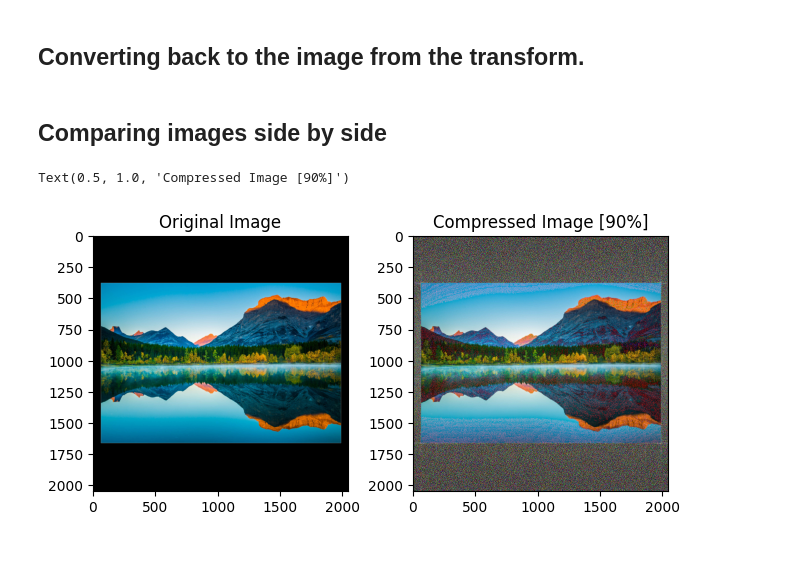
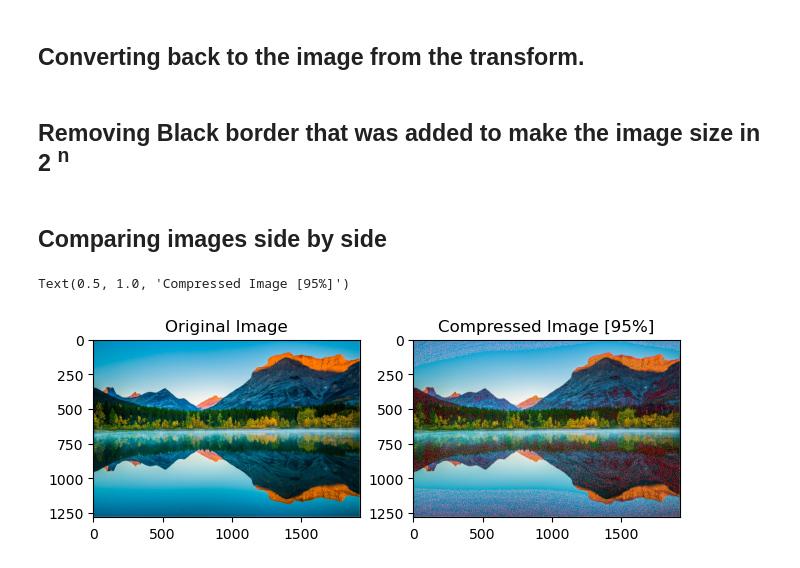
Before and after one commit to earthPerson-001/img-comp-FFT, a Jupyter notebook: ImgCompFFT.ipynb, the cells around one changed output. Cells and saved outputs as stored; diff of their text form; code cells hidden in the pictures.

Commit message:
Added :: Cell to remove black border added for fft

```diff
--- a/ImgCompFFT.ipynb
+++ b/ImgCompFFT.ipynb
@@ -165,7 +165,7 @@ def discard_less_important_multi_channel(img, threshold):
     return new_coefficients
 
 
-compression_threshold = 0.9
+compression_threshold = 0.95
 new_coefficients: np.ndarray = discard_less_important_multi_channel(transformed_img, compression_threshold)
 # %% [markdown]
 ## Plotting the fourier transforms before and after discarding some values
@@ -297,22 +297,28 @@ def custom_ifft2_multichannel(trans_2d: np.ndarray) -> np.ndarray:
 ## Converting back to the image from the transform.
 # %%
 compressed_img = custom_ifft2_multichannel(new_coefficients)
+# %% [markdown]
+## Removing Black border that was added to make the image size in 2 <sup>n</sup>
+# %%
+revCrtCompressedImg = np.zeros((x,y,3),dtype=complex)
+for i in range(x):
+        revCrtCompressedImg[i,:]=compressed_img[i+math.ceil(correction(x)/2),math.ceil(correction(y)/2):compressed_img.shape[1]-math.ceil(correction(y)/2)]
 # %% [markdown]
 ## Comparing images side by side
 # %%
 
 # the grid
 _, axis_arr = plt.subplots(1, 2, constrained_layout = True)
 
 # in normal scale
 
 # before compression
-axis_arr[0].imshow(crtImgArr)
+axis_arr[0].imshow(imageArray)
 axis_arr[0].set_title("Original Image")
 
 # after compression
-axis_arr[1].imshow(compressed_img.astype(np.uint8))
+axis_arr[1].imshow(revCrtCompressedImg.astype(np.uint8))
 axis_arr[1].set_title(f"Compressed Image [{(compression_threshold * 100):.0f}%]")
 # %% [output]
-Text(0.5, 1.0, 'Compressed Image [90%]')
+Text(0.5, 1.0, 'Compressed Image [95%]')
-[figure, old version]
+[figure, new version]
```
Also changed, not shown: parts of 1 cell of this notebook.
